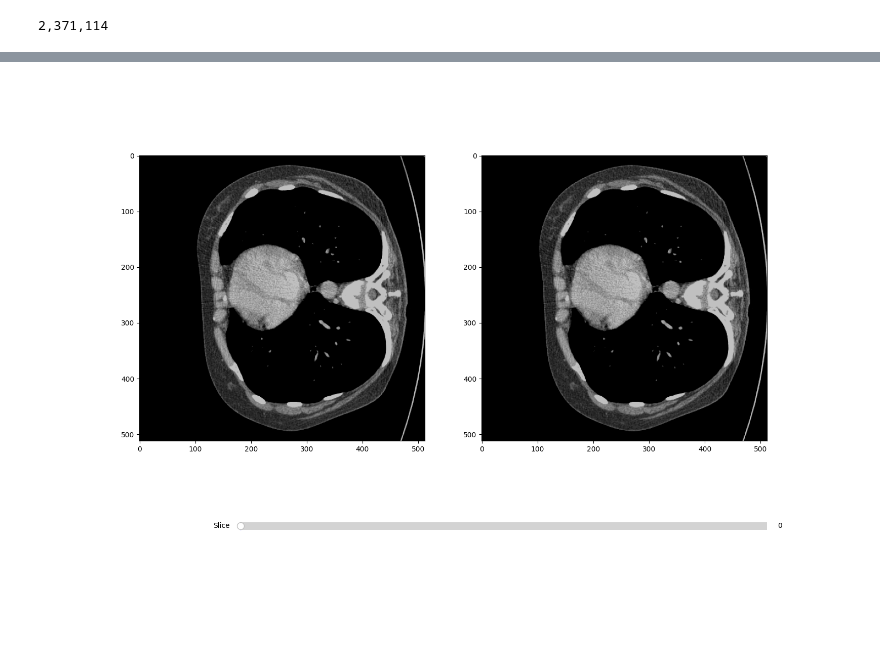
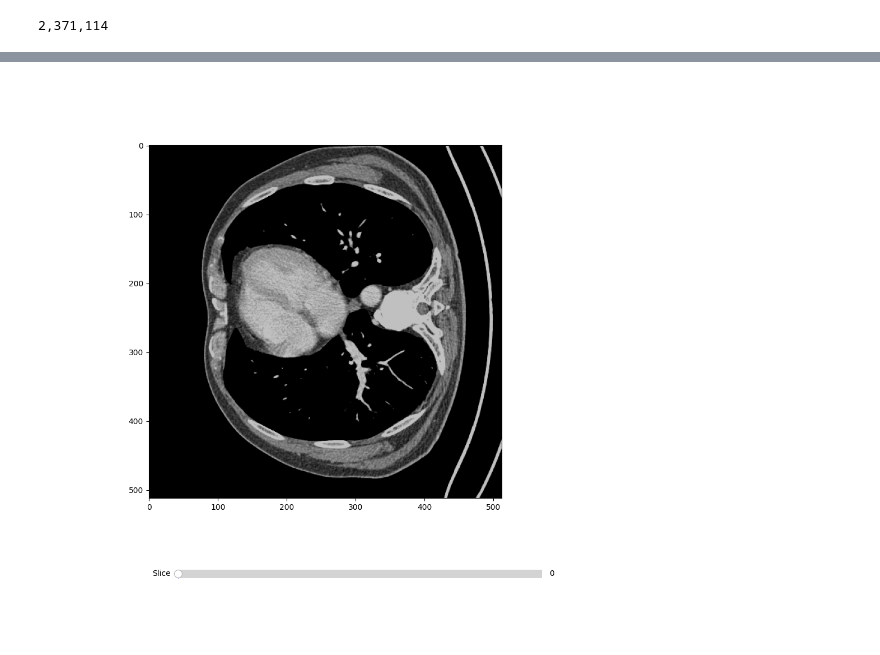
Before and after one commit to Robertleoj/APDS-final-project, a Jupyter notebook: src/2p5D/eval.ipynb, the cells around one changed output, grey strips where cells are left out. Drawn from its saved outputs; the diff is of its cells as text; code cells hidden in the pictures; blank space fills up the shorter version.

```diff
--- a/src/2p5D/eval.ipynb
+++ b/src/2p5D/eval.ipynb
@@ -31,6 +31,5 @@ evaluator = Evaluator(config, net, device=device)
 # %%
 pre = Preprocessor_2p5D(config)
 # %%
-dp = pre.process(85)
+dp = pre.process(97)
 vol, seg = dp.full_vol, dp.full_seg
-pred = evaluator.evaluate(vol)
@@ -55,5 +56,7 @@ Total slices = 626
 # %%
 %matplotlib ipympl
-slider = compare(vol, seg, pred)
-# %% [output]
-[figure, removed]
+# %%
+import matplotlib.pyplot as plt
+slider = make_visual(vol, seg)
+# %% [output]
+[figure, added]
```
Also changed, not shown: parts of 5 cells of this notebook, 9 other files.
